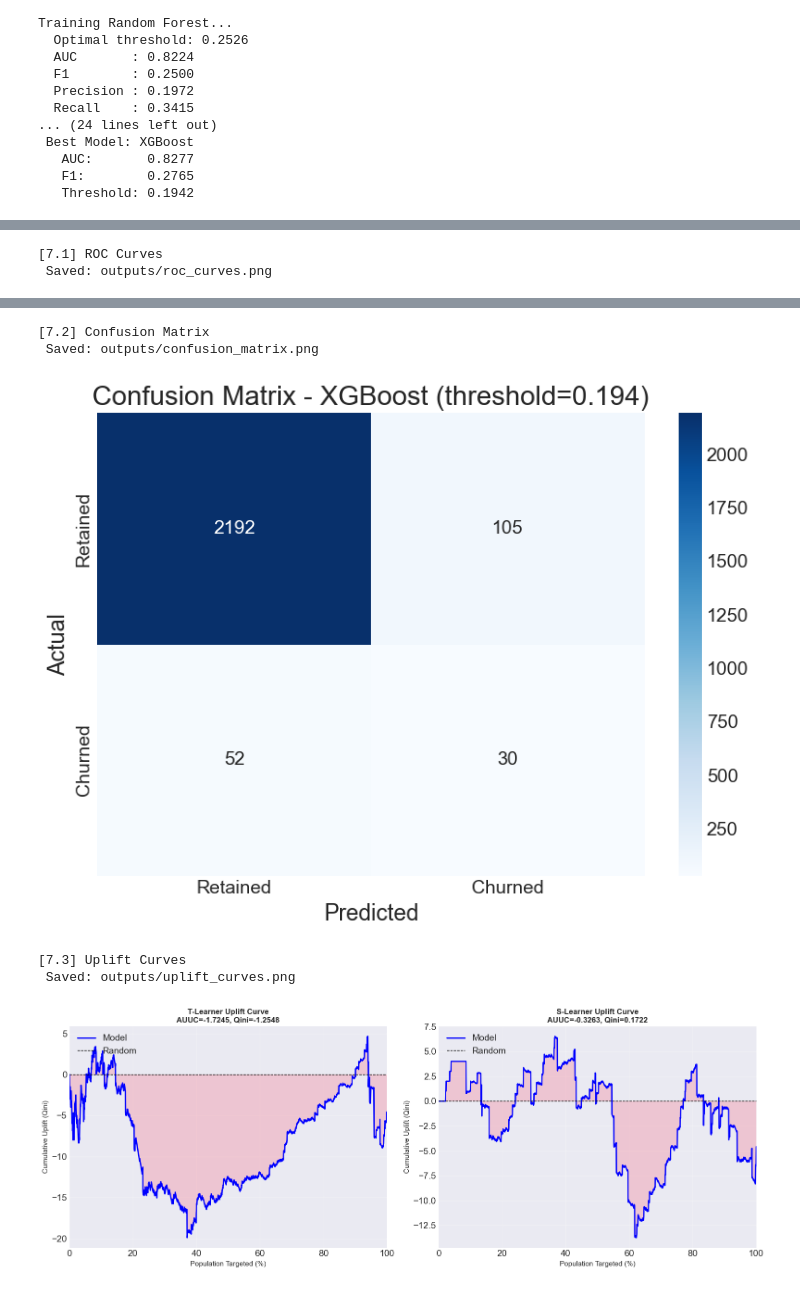
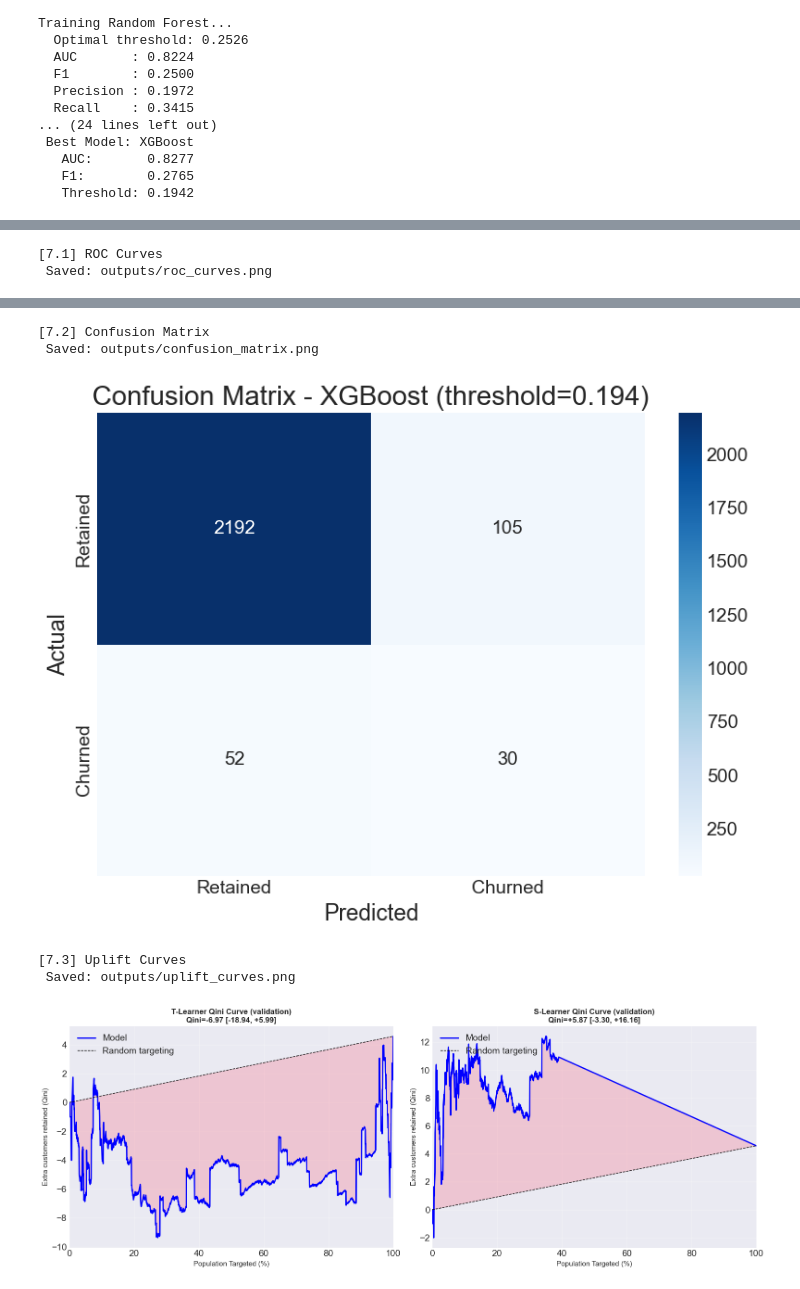
Before and after one commit to atrearyanuf/Churn-Prediction-and-Recommendation-System-with-Uplift-Modeling, a Jupyter notebook: Churn_Uplift_COMPLETE.ipynb, the cells around one changed output, grey strips where cells are left out. Drawn from its saved outputs; the diff is of its cells as text; code cells hidden in the pictures.

```diff
--- a/Churn_Uplift_COMPLETE.ipynb
+++ b/Churn_Uplift_COMPLETE.ipynb
@@ -954,79 +804,44 @@ plt.tight_layout()
 plt.savefig(output_dir / 'confusion_matrix.png', dpi=300, bbox_inches='tight')
 print(f" Saved: {output_dir / 'confusion_matrix.png'}")
 plt.show()
 plt.close()
 
 # 7.3 Uplift Curves
 print("\n[7.3] Uplift Curves")
 
-# Always flatten uplift arrays — CausalML predict() can return 2-D arrays
-uplift_t_flat = np.asarray(uplift_t).flatten()
-uplift_s_flat = np.asarray(uplift_s).flatten()
-
 def plot_uplift_curve(y_true, uplift_scores, treatment, ax, title):
-    """Plot Qini (cumulative uplift) curve."""
-    # Guarantee 1-D
-    uplift_scores = np.asarray(uplift_scores).flatten()
-    y_true        = np.asarray(y_true).flatten()
-    treatment     = np.asarray(treatment).flatten()
-
-    sorted_idx = np.argsort(-uplift_scores)
-    y_sorted = y_true[sorted_idx]
-    t_sorted = treatment[sorted_idx]
-
-    n = len(y_sorted)
-    cum_treat_out  = np.zeros(n + 1)
-    cum_ctrl_out   = np.zeros(n + 1)
-    cum_treat_size = np.zeros(n + 1)
-    cum_ctrl_size  = np.zeros(n + 1)
-
-    for i in range(n):
-        if t_sorted[i] == 1:
-            cum_treat_out[i+1]  = cum_treat_out[i]  + float(y_sorted[i])
-            cum_treat_size[i+1] = cum_treat_size[i] + 1
-            cum_ctrl_out[i+1]   = cum_ctrl_out[i]
-            cum_ctrl_size[i+1]  = cum_ctrl_size[i]
-        else:
-            cum_ctrl_out[i+1]   = cum_ctrl_out[i]   + float(y_sorted[i])
-            cum_ctrl_size[i+1]  = cum_ctrl_size[i]  + 1
-            cum_treat_out[i+1]  = cum_treat_out[i]
-            cum_treat_size[i+1] = cum_treat_size[i]
-
-    qini_curve = np.zeros(n + 1)
-    for i in range(1, n + 1):
-        if cum_treat_size[i] > 0 and cum_ctrl_size[i] > 0:
-            qini_curve[i] = (cum_treat_out[i]
-                             - (cum_treat_size[i] / cum_ctrl_size[i]) * cum_ctrl_out[i])
-
-    pct = np.linspace(0, 100, n + 1)
-    ax.plot(pct, qini_curve, 'b-', linewidth=2, label='Model')
-    ax.plot([0, 100], [0, 0], 'k--', linewidth=1, label='Random')
-    ax.fill_between(pct, qini_curve, 0, alpha=0.3)
+    """Qini curve on retention: extra customers kept vs share of customers targeted."""
+    curve = qini_curve(1 - np.asarray(y_true), treatment, uplift_scores)
+    pct = np.linspace(0, 100, len(curve))
+    random_line = np.linspace(0, curve[-1], len(curve))
+    ax.plot(pct, curve, 'b-', linewidth=2, label='Model')
+    ax.plot(pct, random_line, 'k--', linewidth=1, label='Random targeting')
+    ax.fill_between(pct, curve, random_line, alpha=0.3)
     ax.set_xlabel('Population Targeted (%)', fontsize=11)
-    ax.set_ylabel('Cumulative Uplift (Qini)', fontsize=11)
+    ax.set_ylabel('Extra customers retained (Qini)', fontsize=11)
     ax.set_title(title, fontsize=12, fontweight='bold')
     ax.legend(loc='upper left')
     ax.grid(True, alpha=0.3)
     ax.set_xlim([0, 100])
 
 fig, axes = plt.subplots(1, 2, figsize=(16, 6))
-plot_uplift_curve(y_val, uplift_t_flat, t_val, axes[0],
-                  f'T-Learner Uplift Curve\nAUUC={auuc_t:.4f}, Qini={qini_t:.4f}')
-plot_uplift_curve(y_val, uplift_s_flat, t_val, axes[1],
-                  f'S-Learner Uplift Curve\nAUUC={auuc_s:.4f}, Qini={qini_s:.4f}')
+plot_uplift_curve(y_val, uplift_t, t_val, axes[0],
+                  f'T-Learner Qini Curve (validation)\n{qini_label(eval_results["T-Learner"])}')
+plot_uplift_curve(y_val, uplift_s, t_val, axes[1],
+                  f'S-Learner Qini Curve (validation)\n{qini_label(eval_results["S-Learner"])}')
 plt.tight_layout()
 plt.savefig(output_dir / 'uplift_curves.png', dpi=300, bbox_inches='tight')
 print(f" Saved: {output_dir / 'uplift_curves.png'}")
 plt.show()
 plt.close()
 # %% [output]
 [7.1] ROC Curves
  Saved: outputs/roc_curves.png
 [figure]
 [7.2] Confusion Matrix
  Saved: outputs/confusion_matrix.png
 [figure]
 [7.3] Uplift Curves
  Saved: outputs/uplift_curves.png
-[figure, old version]
+[figure, new version]
 # %%
```
Also changed, not shown: parts of 9 cells of this notebook, 13 other files.
